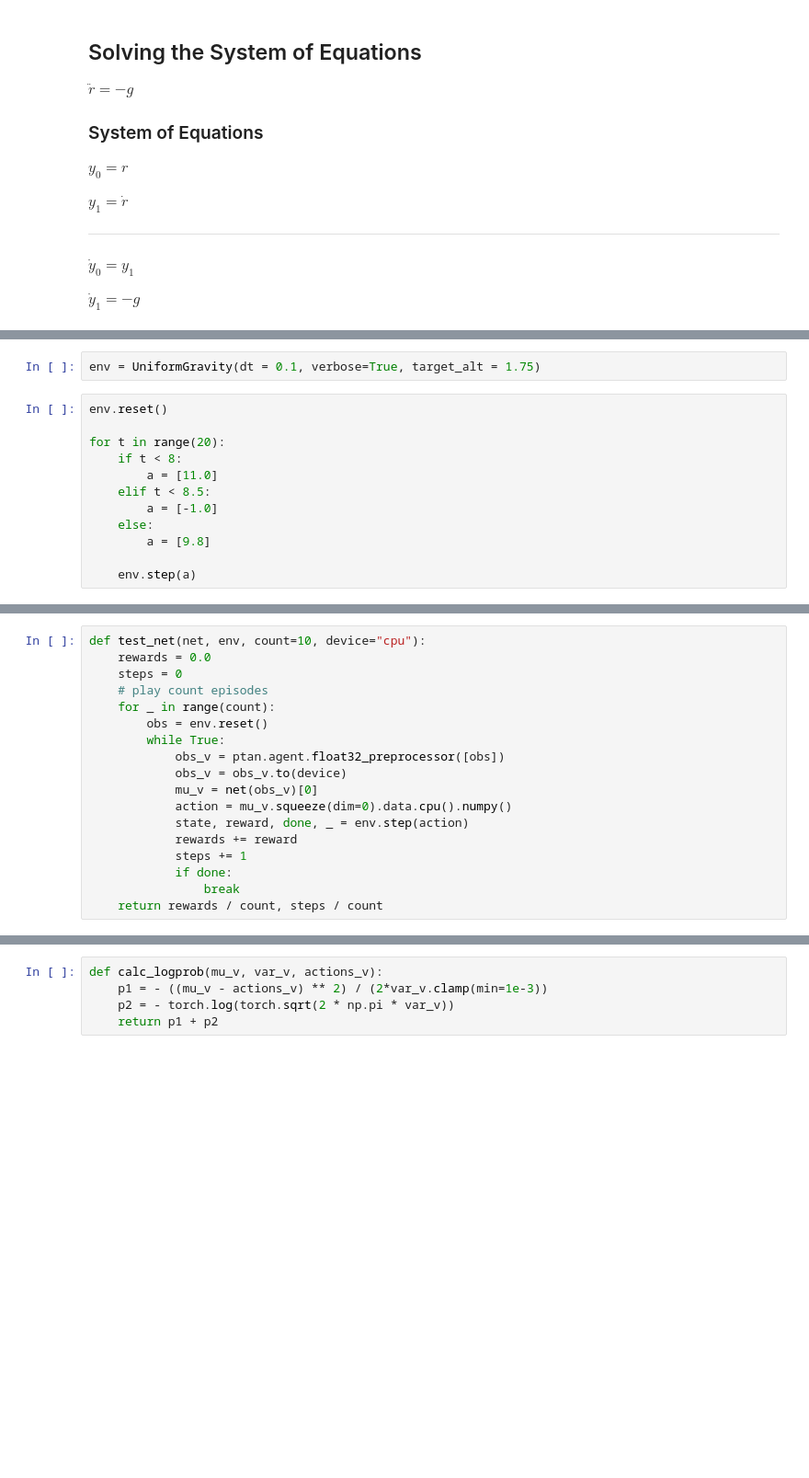
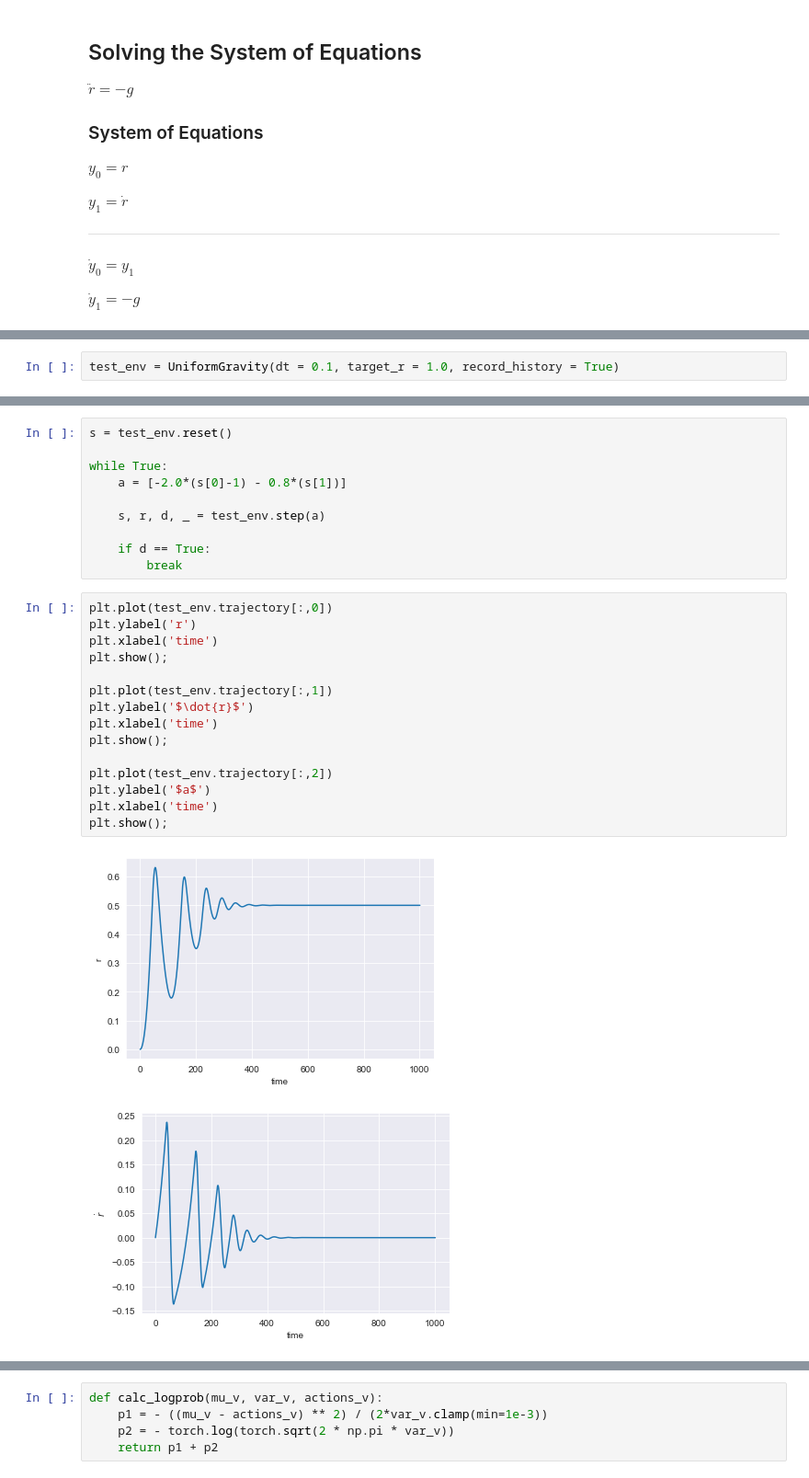
Before and after one commit to BVPhD/RL_scratch, a Jupyter notebook: Hover_at_height.ipynb, the cells around one changed output, grey strips where cells are left out. Shown at 92% size. Cells and saved outputs as stored; diff of their text form; blank space fills up the shorter version.

```diff
--- a/Hover_at_height.ipynb
+++ b/Hover_at_height.ipynb
@@ -142,14 +140,2 @@ class UniformGravity(gym.Env):
 # %%
-env = UniformGravity(dt = 0.1, verbose=True, target_alt = 1.75)
+test_env = UniformGravity(dt = 0.1, target_r = 1.0, record_history = True)
-# %%
-env.reset()
-
-for t in range(20):
-    if t < 8:
-        a = [11.0]
-    elif t < 8.5:
-        a = [-1.0]
-    else:
-        a = [9.8]
-
-    env.step(a)
@@ -165,18 +142,28 @@ plt.show();
-# %%
-def test_net(net, env, count=10, device="cpu"):
-    rewards = 0.0
-    steps = 0
-    # play count episodes
-    for _ in range(count):
-        obs = env.reset()
-        while True:
-            obs_v = ptan.agent.float32_preprocessor([obs])
-            obs_v = obs_v.to(device)
-            mu_v = net(obs_v)[0]
-            action = mu_v.squeeze(dim=0).data.cpu().numpy()
-            state, reward, done, _ = env.step(action)
-            rewards += reward
-            steps += 1
-            if done:
-                break
-    return rewards / count, steps / count
+# %%
+s = test_env.reset()
+
+while True:
+    a = [-2.0*(s[0]-1) - 0.8*(s[1])]
+
+    s, r, d, _ = test_env.step(a)
+
+    if d == True:
+        break
+# %%
+plt.plot(test_env.trajectory[:,0])
+plt.ylabel('r')
+plt.xlabel('time')
+plt.show();
+
+plt.plot(test_env.trajectory[:,1])
+plt.ylabel('$\dot{r}$')
+plt.xlabel('time')
+plt.show();
+
+plt.plot(test_env.trajectory[:,2])
+plt.ylabel('$a$')
+plt.xlabel('time')
+plt.show();
+# %% [output]
+[figure, added]
+[figure, added]
```
Also changed, not shown: parts of 41 cells of this notebook.
